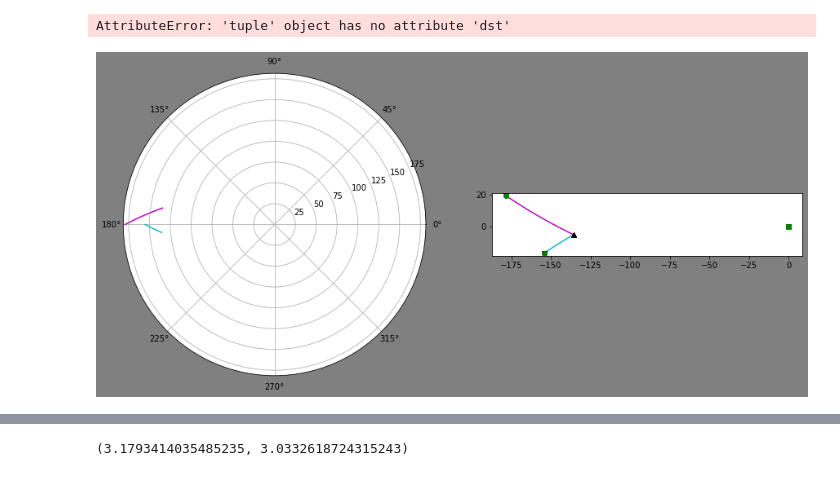
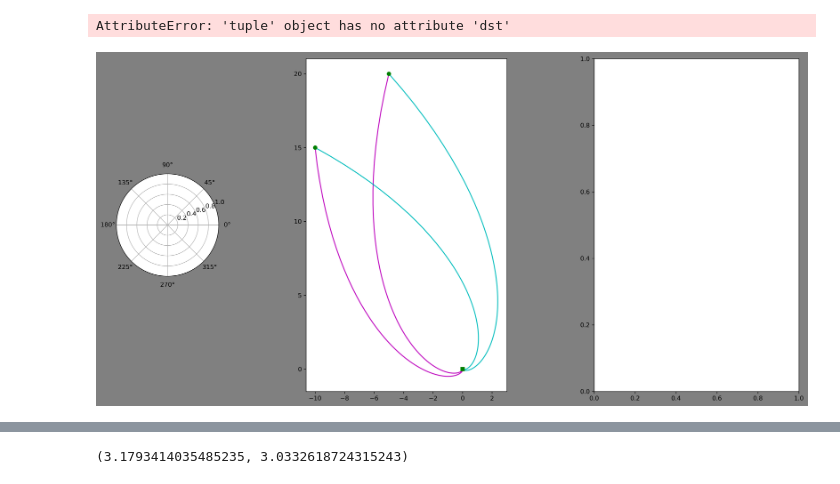
Before and after one commit to glebpinigin/flowmapper, a Jupyter notebook: tree_builder.ipynb, the cells around one changed output, grey strips where cells are left out. Saved outputs shown, nothing was run; the diff lists cells and outputs as text; code cells hidden in the pictures.

```diff
--- a/tree_builder.ipynb
+++ b/tree_builder.ipynb
@@ -334,29 +405,43 @@ dataset = [(110.60289476284164, 0.0),
  (140.47334670755347, -30.92052179639243)]
 # %%
 # тест работы LimitedSLC
-fig = plt.figure(1,(15,15), facecolor="gray")
-ax1 = fig.add_subplot(221,polar=True, facecolor="white")
-ax2 = fig.add_subplot(222,polar=False, facecolor="white")
+fig = plt.figure(1,(20,10), facecolor='gray', dpi=300)
+spec = gridspec.GridSpec(ncols=3, nrows=1,
+                 width_ratios=[1, 2, 2], wspace=0.5,
+                 hspace=0.5)
+ax1 = fig.add_subplot(spec[0],polar=True, facecolor='white')
+ax2 = fig.add_subplot(spec[1],polar=False, facecolor='white')
+ax3 = fig.add_subplot(spec[2],polar=False, facecolor='white')
 
 b=1.9
-curve = NodeRegion(b=b, root=(0,0), leaf=(17, -4))
-curve1 = NodeRegion(b=b, root=(0,0), leaf=(20, 7))
+# curve = NodeRegion(b=b, root=(0,0), leaf=(17, -4))
+# curve1 = NodeRegion(b=b, root=(0,0), leaf=(20, 7))
 
-curve = NodeRegion(b=b, root=(0,0), leaf=(-10, 15))
-curve1 = NodeRegion(b=b, root=(0,0), leaf=(-5, 20))
+curve1 = NodeRegion(b=b, root=(0,0), leaf=(-10, 15))
+curve = NodeRegion(b=b, root=(0,0), leaf=(-5, 20))
 
-curve = NodeRegion(b=b, root=(0,0), leaf=(17, -4))
-curve1 = NodeRegion(b=b, root=(0,0), leaf=(-8, -20))
+# curve = NodeRegion(b=b, root=(0,0), leaf=(17, -4))
+# curve1 = NodeRegion(b=b, root=(0,0), leaf=(-8, -20))
 
-curve = NodeRegion(b=b, root=(0,0), leaf=(-178.2827001181997, 19.38941210325078))
-curve1 = NodeRegion(b=b, root=(0,0), leaf=(-154.36600909848062, -16.788315204785544))
+# curve = NodeRegion(b=b, root=(0,0), leaf=(-178.2827001181997, 19.38941210325078))
+# curve1 = NodeRegion(b=b, root=(0,0), leaf=(-154.36600909848062, -16.788315204785544))
+
+curve.plot(ax1, ax2, False)
+curve1.plot(ax1, ax2, False)
 
 intr = intersect(curve, curve1)['position_type']
 point_xy = intr[0]
-curve.crop(intr[1],lowerlimit_xy=intr[0])
-curve1.crop(rl_inverse(intr[1]),lowerlimit_xy=intr[0])
 
-curve.tplot(ax1, ax2)
-curve1.tplot(ax1, ax2)
+ax2.plot(point_xy[0], point_xy[1], "o", markersize=1)
+
+params_l, angle_history_l = curve.crop(intr[1],upperlimit_xy=intr[0])
+params_r, angle_history_r = curve1.crop(rl_inverse(intr[1]),upperlimit_xy=intr[0])
+angle_history = {
+    'right': angle_history_r,
+    'left': angle_history_l
+}
+
+# curve.tplot(ax1, ax3)
+# curve1.tplot(ax1, ax3)
 # %% [output]
-[figure, old version]
+[figure, new version]
```
Also changed, not shown: parts of 9 cells of this notebook, 1 other file.
